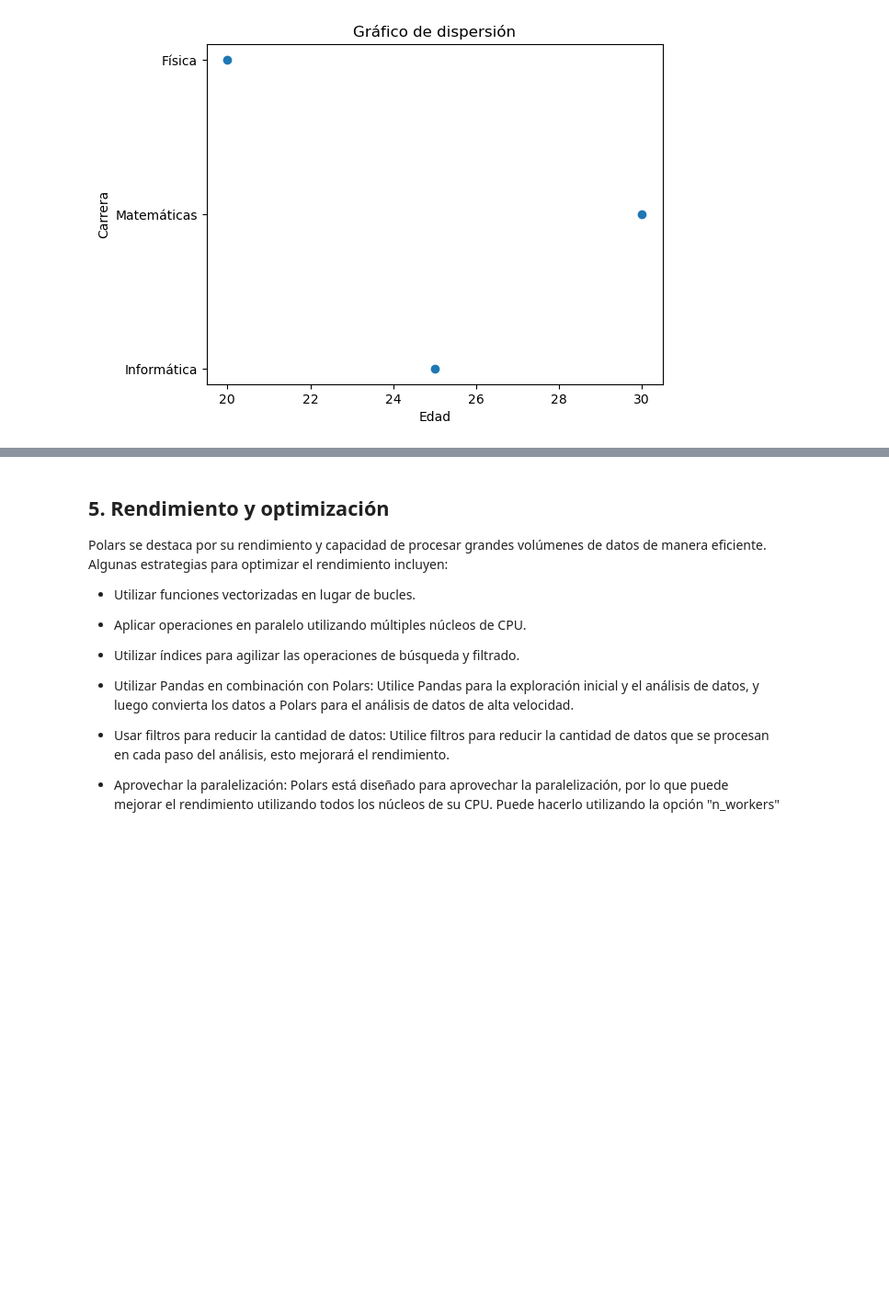
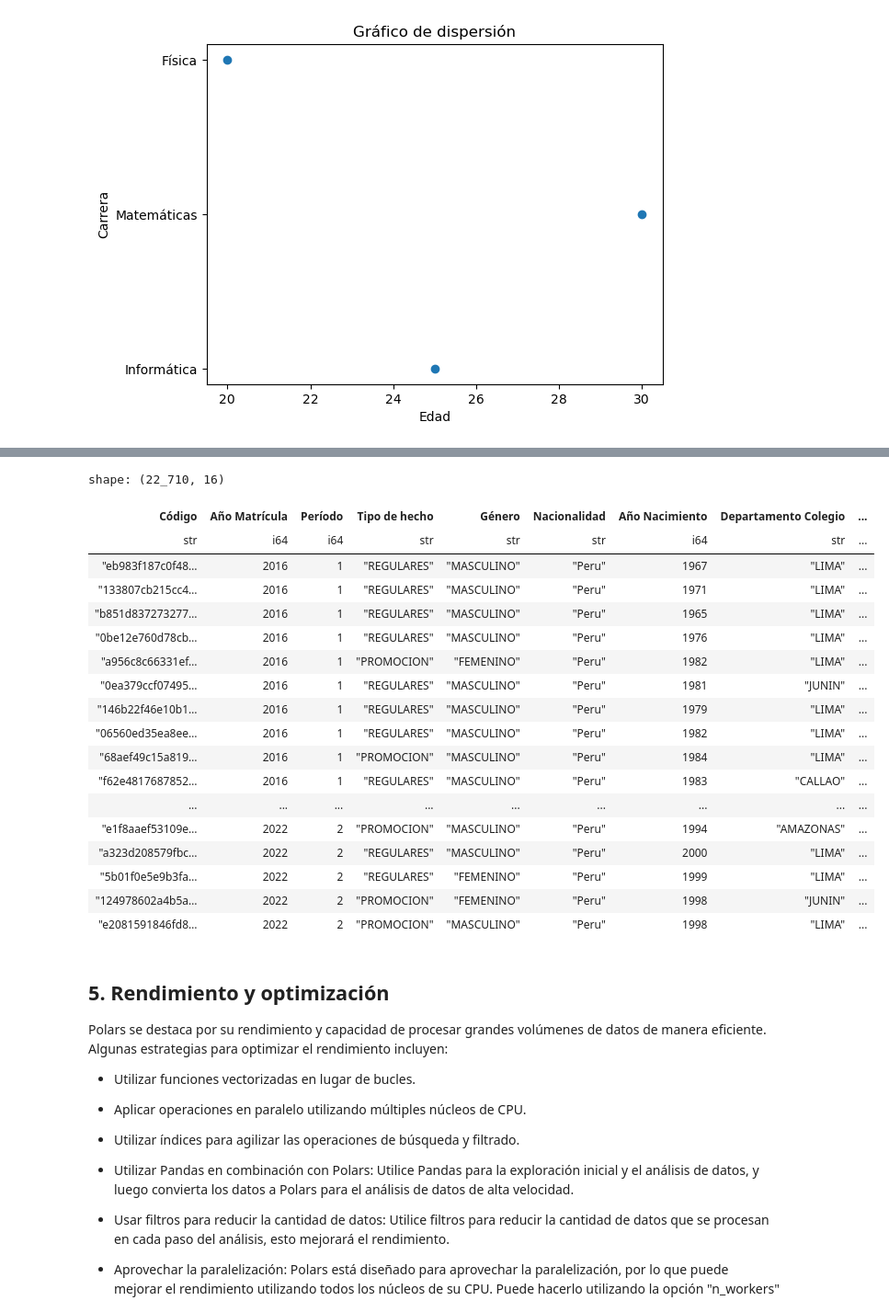
Before and after one commit to Darumaka9633/Polars_JN, a Jupyter notebook: Procesamiento de datos con Polars.ipynb, the cells around one changed output, grey strips where cells are left out. Shown at 92% size. Drawn from its saved outputs; the diff is of its cells as text; code cells hidden in the pictures; blank space fills up the shorter version.

```diff
--- a/Procesamiento de datos con Polars.ipynb
+++ b/Procesamiento de datos con Polars.ipynb
@@ -190,3 +233,26 @@ plt.show()
+# %%
+# Filtrar por condición
+data.filter(pl.col("Ciclo Relativo") > 9)
+# %% [output]
+shape: (22_710, 16)
+| Código | Año Matrícula | Período | Tipo de hecho | Género | Nacionalidad | Año Nacimiento | Departamento Colegio | ... |
+| str | i64 | i64 | str | str | str | i64 | str | ... |
+| "eb983f187c0f48… | 2016 | 1 | "REGULARES" | "MASCULINO" | "Peru" | 1967 | "LIMA" | ... |
+| "133807cb215cc4… | 2016 | 1 | "REGULARES" | "MASCULINO" | "Peru" | 1971 | "LIMA" | ... |
+| "b851d837273277… | 2016 | 1 | "REGULARES" | "MASCULINO" | "Peru" | 1965 | "LIMA" | ... |
+| "0be12e760d78cb… | 2016 | 1 | "REGULARES" | "MASCULINO" | "Peru" | 1976 | "LIMA" | ... |
+| "a956c8c66331ef… | 2016 | 1 | "PROMOCION" | "FEMENINO" | "Peru" | 1982 | "LIMA" | ... |
+| "0ea379ccf07495… | 2016 | 1 | "REGULARES" | "MASCULINO" | "Peru" | 1981 | "JUNIN" | ... |
+| "146b22f46e10b1… | 2016 | 1 | "REGULARES" | "MASCULINO" | "Peru" | 1979 | "LIMA" | ... |
+| "06560ed35ea8ee… | 2016 | 1 | "REGULARES" | "MASCULINO" | "Peru" | 1982 | "LIMA" | ... |
+| "68aef49c15a819… | 2016 | 1 | "PROMOCION" | "MASCULINO" | "Peru" | 1984 | "LIMA" | ... |
+| "f62e4817687852… | 2016 | 1 | "REGULARES" | "MASCULINO" | "Peru" | 1983 | "CALLAO" | ... |
+| ... | ... | ... | ... | ... | ... | ... | ... | ... |
+| "e1f8aaef53109e… | 2022 | 2 | "PROMOCION" | "MASCULINO" | "Peru" | 1994 | "AMAZONAS" | ... |
+| "a323d208579fbc… | 2022 | 2 | "REGULARES" | "MASCULINO" | "Peru" | 2000 | "LIMA" | ... |
+| "5b01f0e5e9b3fa… | 2022 | 2 | "REGULARES" | "FEMENINO" | "Peru" | 1999 | "LIMA" | ... |
+| "124978602a4b5a… | 2022 | 2 | "PROMOCION" | "FEMENINO" | "Peru" | 1998 | "JUNIN" | ... |
+| "e2081591846fd8… | 2022 | 2 | "PROMOCION" | "MASCULINO" | "Peru" | 1998 | "LIMA" | ... |
 # %% [markdown]
 ## 5. Rendimiento y optimización
 Polars se destaca por su rendimiento y capacidad de procesar grandes volúmenes de datos de manera eficiente. Algunas estrategias para optimizar el rendimiento incluyen:
```
Also changed, not shown: parts of 3 cells of this notebook, 2 other files.
